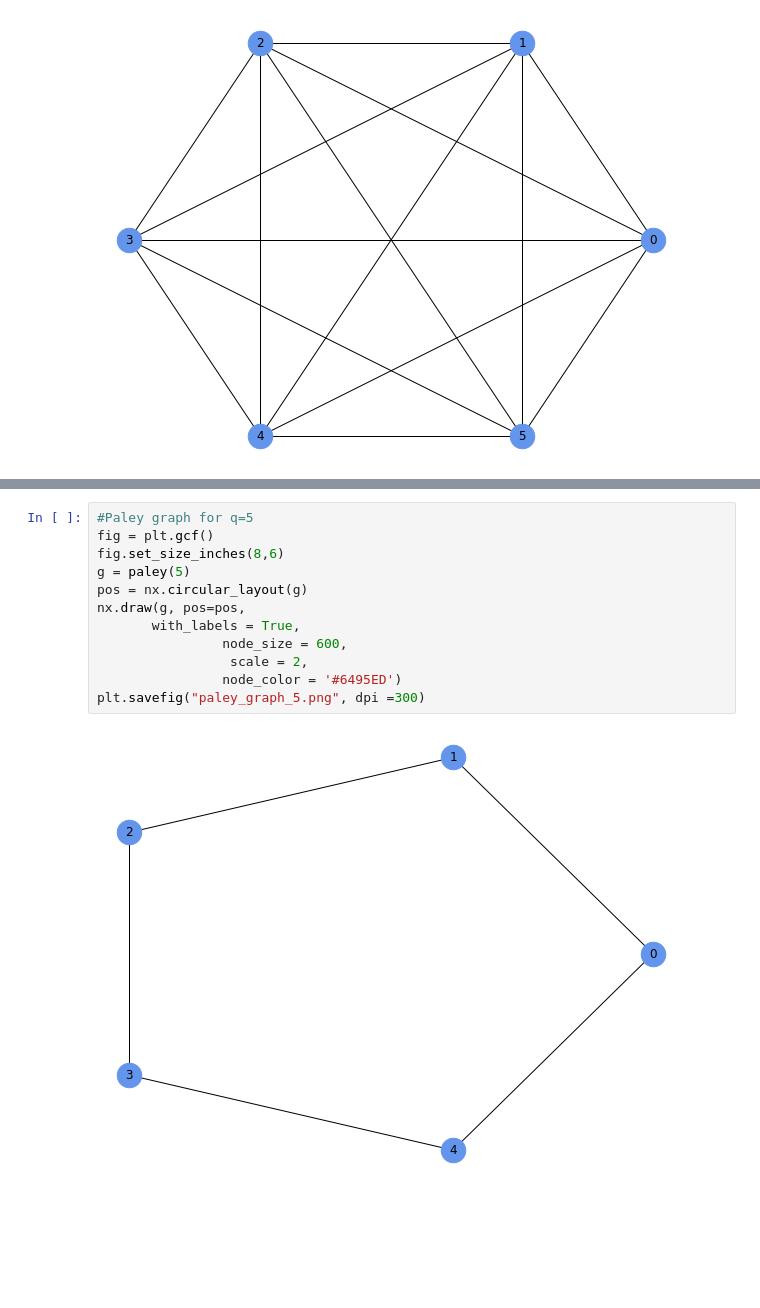
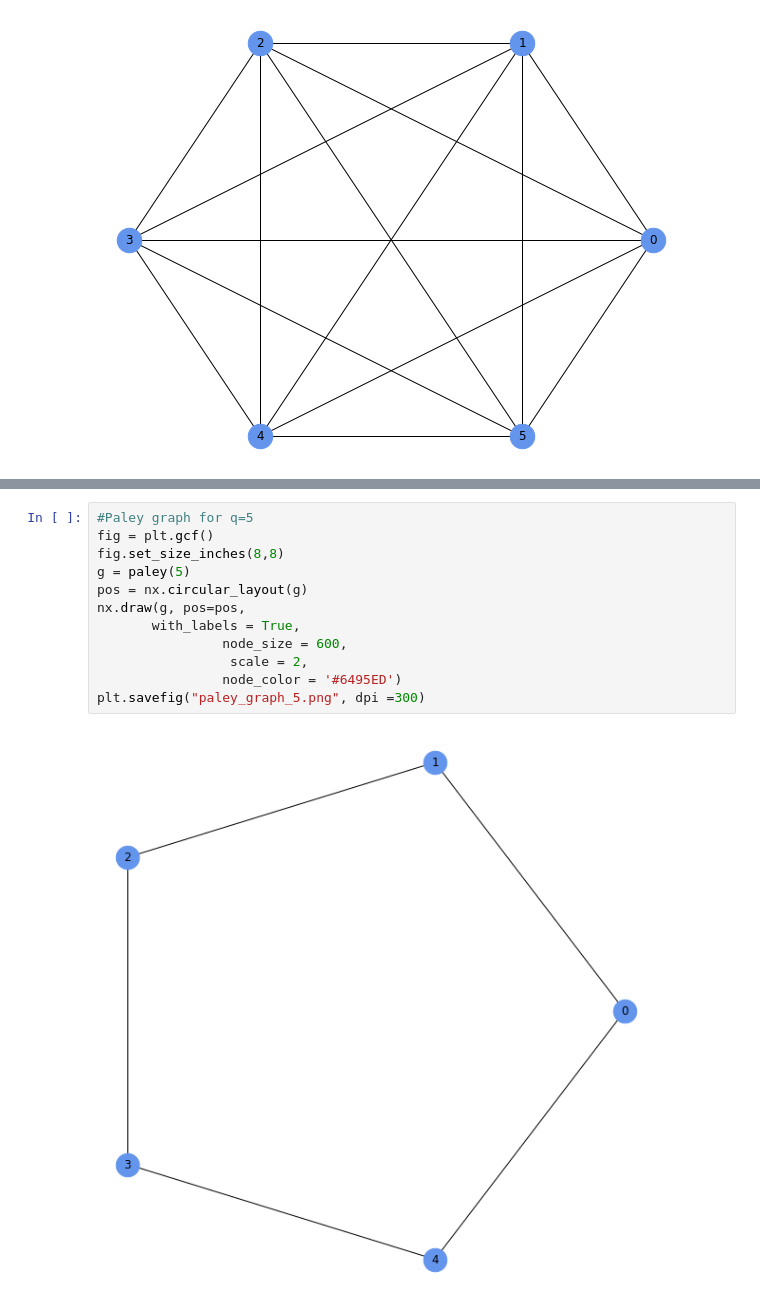
Before and after one commit to tungprime/western_fields, a Jupyter notebook: graphs_generator_and_drawing.ipynb, the cells around one changed output, grey strips where cells are left out. Cells and saved outputs as stored; diff of their text form; blank space fills up the shorter version.

```diff
--- a/graphs_generator_and_drawing.ipynb
+++ b/graphs_generator_and_drawing.ipynb
@@ -111,17 +111,17 @@ plt.savefig("paley_graph_13.png", dpi =300)
 # %%
 #Paley graph for q=5
 fig = plt.gcf()
-fig.set_size_inches(8,6)
+fig.set_size_inches(8,8)
 g = paley(5)
 pos = nx.circular_layout(g)
 nx.draw(g, pos=pos,
        with_labels = True,
                 node_size = 600,
                  scale = 2,
                 node_color = '#6495ED')
 plt.savefig("paley_graph_5.png", dpi =300)
 # %% [output]
-[figure, old version]
+[figure, new version]
 # %%
 # Ring graph for N=7, k =2
 fig = plt.gcf()
```
Also changed, not shown: parts of 5 cells of this notebook, 9 other files.
